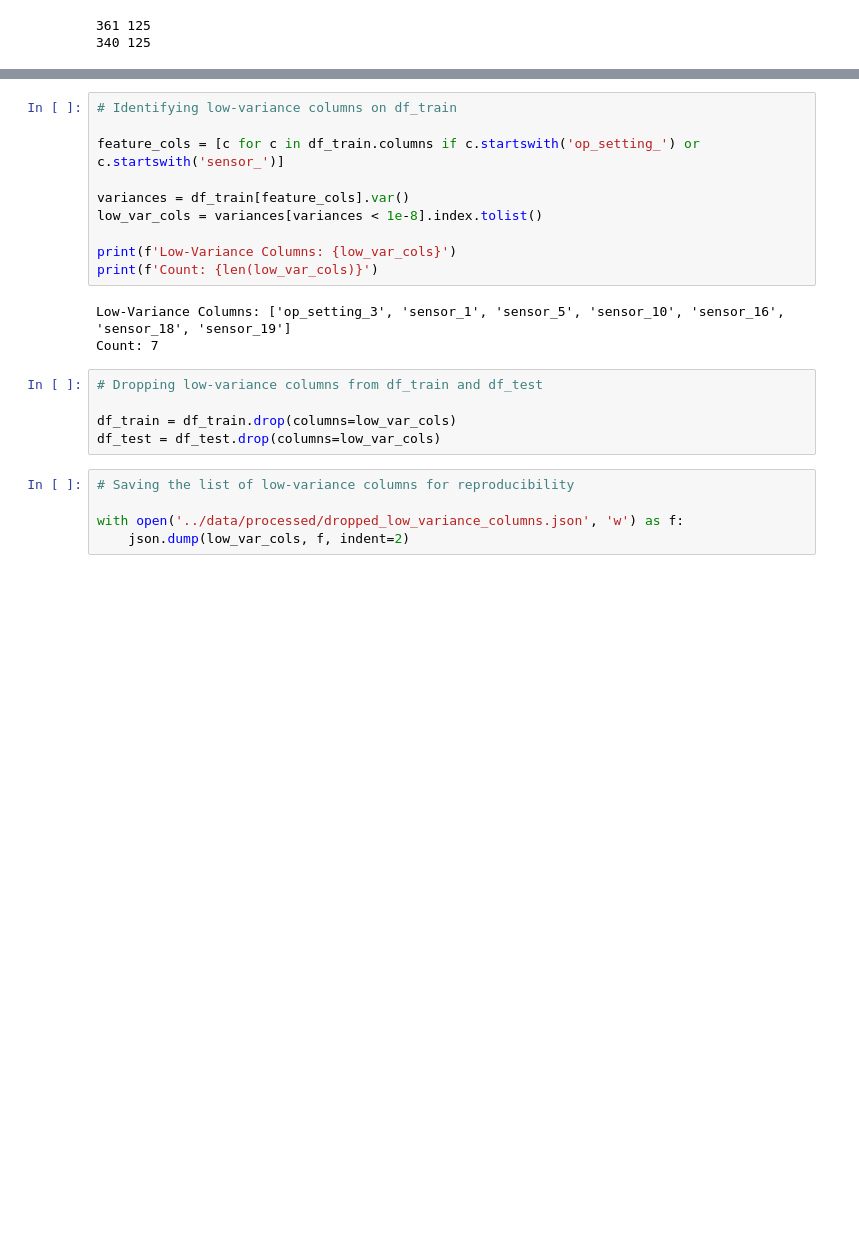
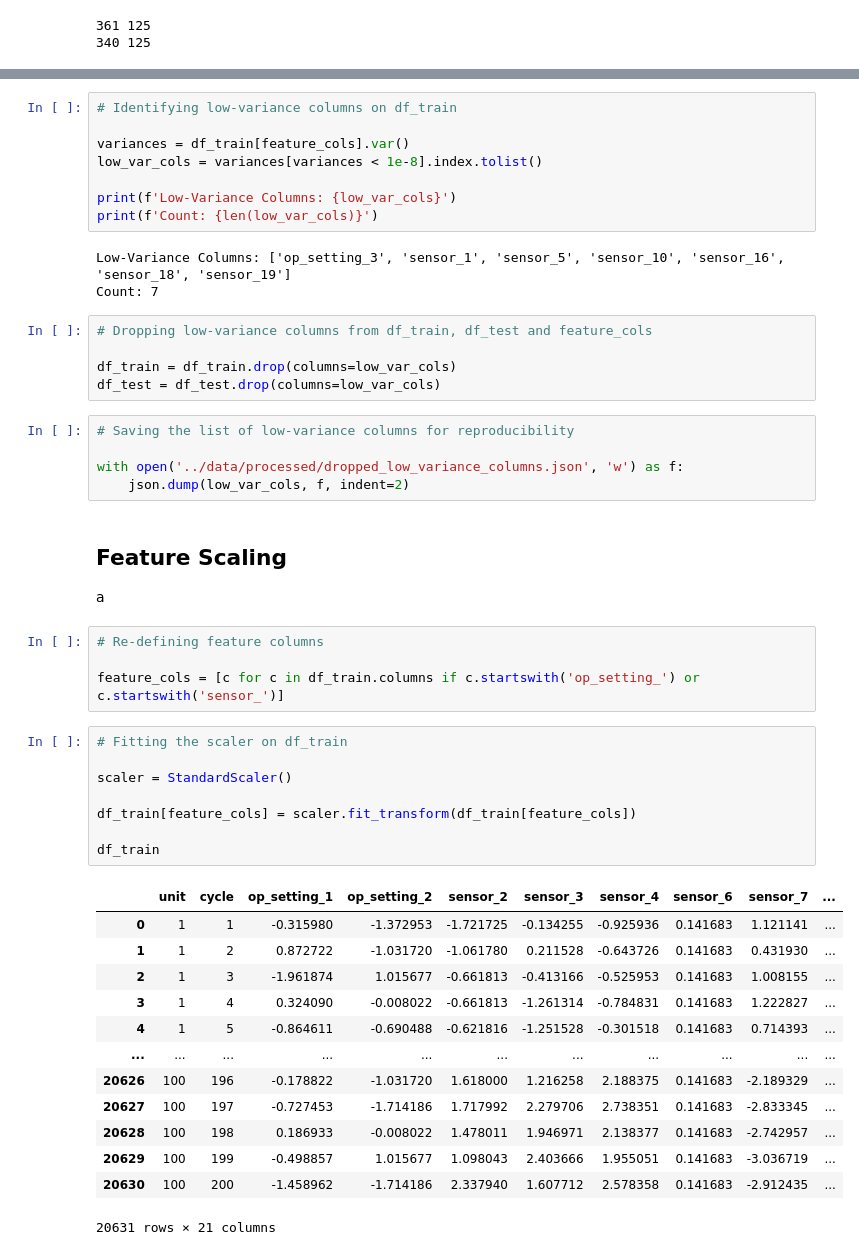
Before and after one commit to jonathanskuy/aircraft-predictive-maintenance, a Jupyter notebook: notebooks/aircraft-predictive-maintenance.ipynb, the cells around one changed output, grey strips where cells are left out. Cells and saved outputs as stored; diff of their text form; blank space fills up the shorter version.

Commit message:
Feature Scaling

```diff
--- a/notebooks/aircraft-predictive-maintenance.ipynb
+++ b/notebooks/aircraft-predictive-maintenance.ipynb
@@ -488,7 +491,5 @@ a
 # %%
 # Identifying low-variance columns on df_train
-
-feature_cols = [c for c in df_train.columns if c.startswith('op_setting_') or c.startswith('sensor_')]
 
 variances = df_train[feature_cols].var()
 low_var_cols = variances[variances < 1e-8].index.tolist()
@@ -499,7 +500,7 @@ print(f'Count: {len(low_var_cols)}')
 Low-Variance Columns: ['op_setting_3', 'sensor_1', 'sensor_5', 'sensor_10', 'sensor_16', 'sensor_18', 'sensor_19']
 Count: 7
 # %%
-# Dropping low-variance columns from df_train and df_test
+# Dropping low-variance columns from df_train, df_test and feature_cols
 
 df_train = df_train.drop(columns=low_var_cols)
 df_test = df_test.drop(columns=low_var_cols)
@@ -508,3 +509,32 @@ df_test = df_test.drop(columns=low_var_cols)
 
 with open('../data/processed/dropped_low_variance_columns.json', 'w') as f:
     json.dump(low_var_cols, f, indent=2)
+# %% [markdown]
+## Feature Scaling
+a
+# %%
+# Re-defining feature columns
+
+feature_cols = [c for c in df_train.columns if c.startswith('op_setting_') or c.startswith('sensor_')]
+# %%
+# Fitting the scaler on df_train
+
+scaler = StandardScaler()
+
+df_train[feature_cols] = scaler.fit_transform(df_train[feature_cols])
+
+df_train
+# %% [output]
+|  | unit | cycle | op_setting_1 | op_setting_2 | sensor_2 | sensor_3 | sensor_4 | sensor_6 | sensor_7 | ... |
+| 0 | 1 | 1 | -0.315980 | -1.372953 | -1.721725 | -0.134255 | -0.925936 | 0.141683 | 1.121141 | ... |
+| 1 | 1 | 2 | 0.872722 | -1.031720 | -1.061780 | 0.211528 | -0.643726 | 0.141683 | 0.431930 | ... |
+| 2 | 1 | 3 | -1.961874 | 1.015677 | -0.661813 | -0.413166 | -0.525953 | 0.141683 | 1.008155 | ... |
+| 3 | 1 | 4 | 0.324090 | -0.008022 | -0.661813 | -1.261314 | -0.784831 | 0.141683 | 1.222827 | ... |
+| 4 | 1 | 5 | -0.864611 | -0.690488 | -0.621816 | -1.251528 | -0.301518 | 0.141683 | 0.714393 | ... |
+| ... | ... | ... | ... | ... | ... | ... | ... | ... | ... | ... |
+| 20626 | 100 | 196 | -0.178822 | -1.031720 | 1.618000 | 1.216258 | 2.188375 | 0.141683 | -2.189329 | ... |
+| 20627 | 100 | 197 | -0.727453 | -1.714186 | 1.717992 | 2.279706 | 2.738351 | 0.141683 | -2.833345 | ... |
+| 20628 | 100 | 198 | 0.186933 | -0.008022 | 1.478011 | 1.946971 | 2.138377 | 0.141683 | -2.742957 | ... |
+| 20629 | 100 | 199 | -0.498857 | 1.015677 | 1.098043 | 2.403666 | 1.955051 | 0.141683 | -3.036719 | ... |
+| 20630 | 100 | 200 | -1.458962 | -1.714186 | 2.337940 | 1.607712 | 2.578358 | 0.141683 | -2.912435 | ... |
+20631 rows × 21 columns
```
Also changed, not shown: parts of 17 cells of this notebook, 1 other file.
